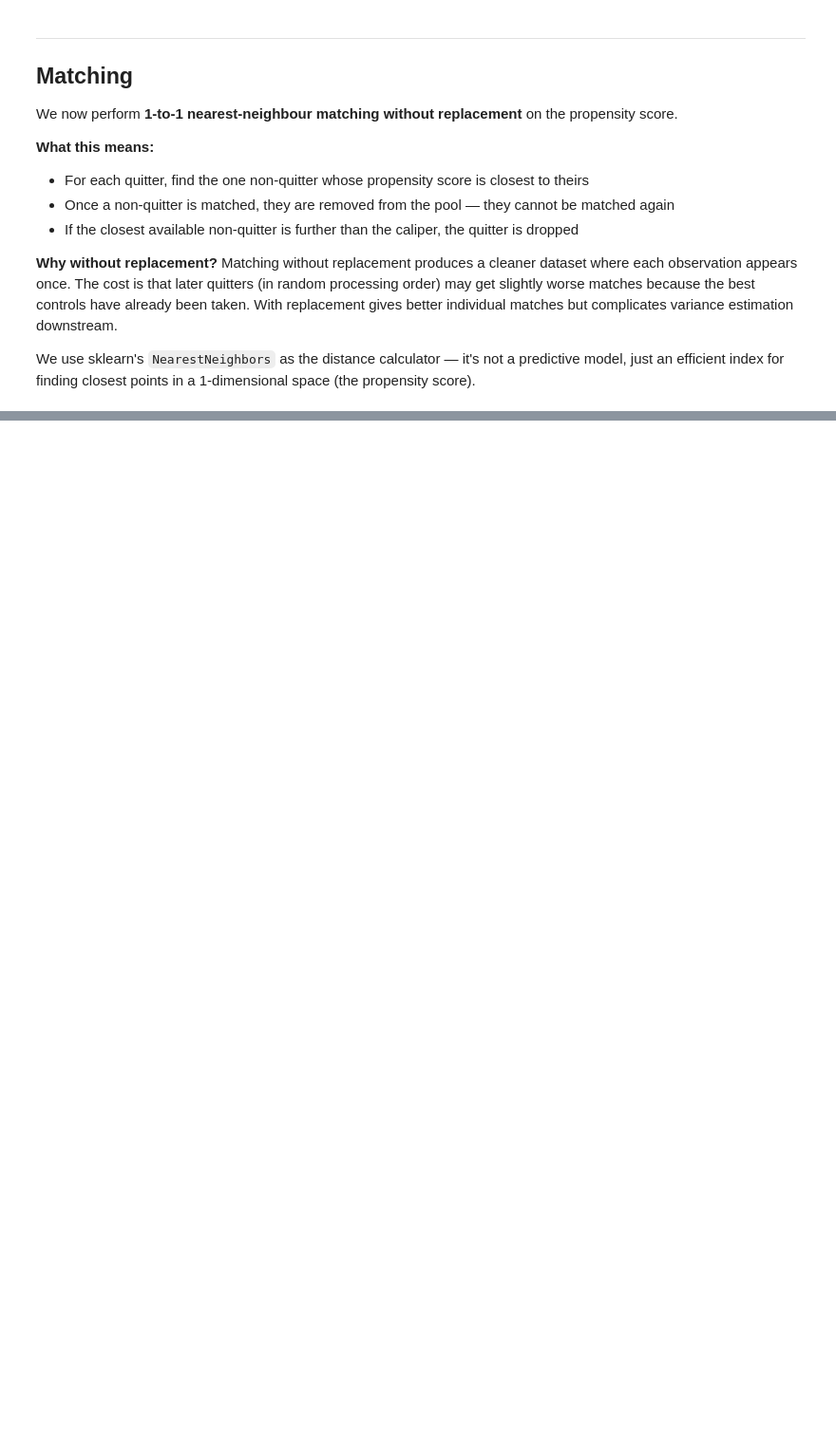
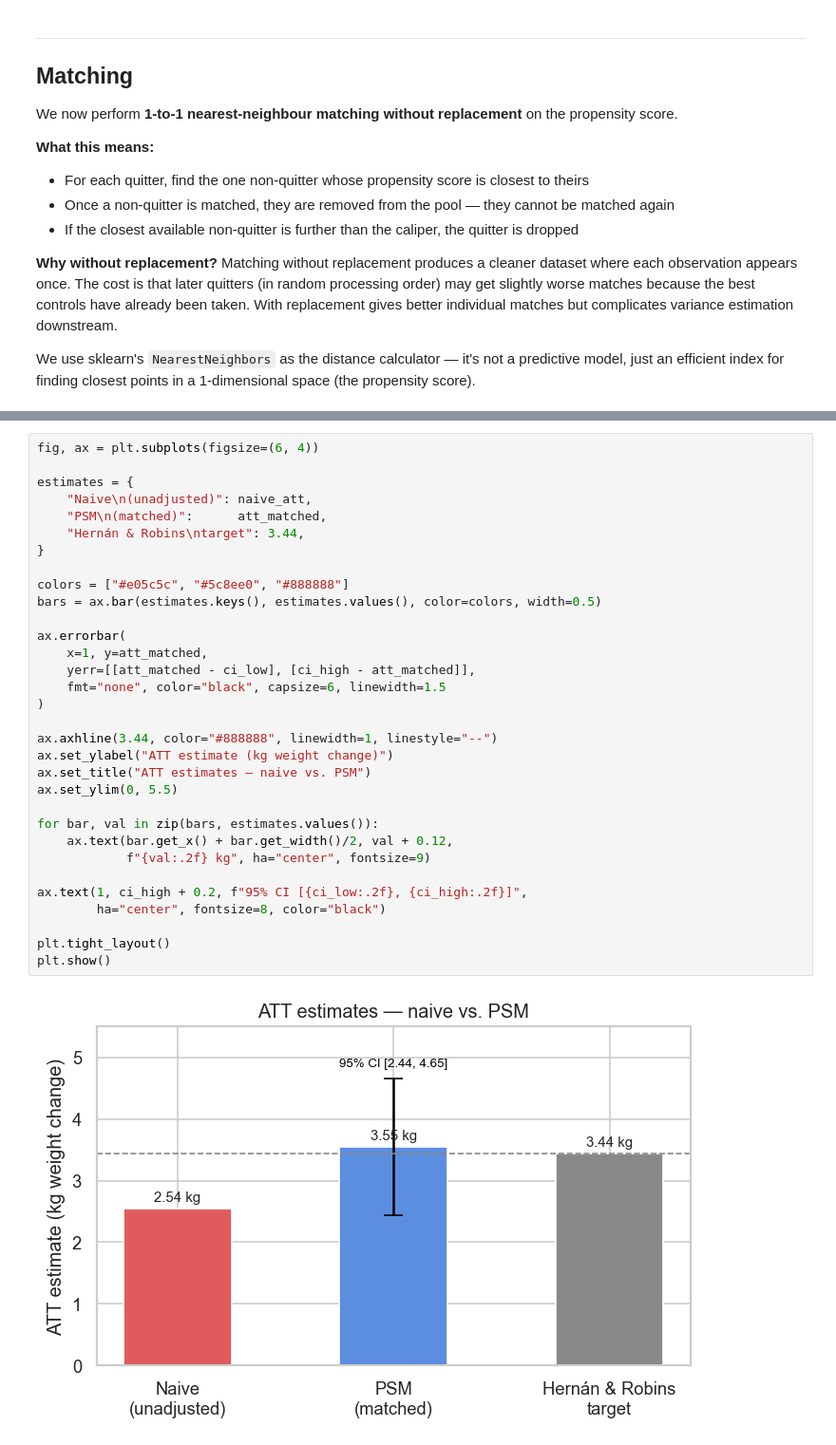
Before and after one commit to stringer-data/causal-inference-training, a Jupyter notebook: projects/11_propensity_score_matching_nhefs/notebooks/01_ingest.ipynb, the cells around one changed output, grey strips where cells are left out. Shown at 95% size. Drawn from its saved outputs; the diff is of its cells as text; blank space fills up the shorter version.

```diff
--- a/projects/11_propensity_score_matching_nhefs/notebooks/01_ingest.ipynb
+++ b/projects/11_propensity_score_matching_nhefs/notebooks/01_ingest.ipynb
@@ -465,0 +767,34 @@ just an efficient index for finding closest points in a 1-dimensional space (the
+# %%
+fig, ax = plt.subplots(figsize=(6, 4))
+
+estimates = {
+    "Naive\n(unadjusted)": naive_att,
+    "PSM\n(matched)":      att_matched,
+    "Hernán & Robins\ntarget": 3.44,
+}
+
+colors = ["#e05c5c", "#5c8ee0", "#888888"]
+bars = ax.bar(estimates.keys(), estimates.values(), color=colors, width=0.5)
+
+ax.errorbar(
+    x=1, y=att_matched,
+    yerr=[[att_matched - ci_low], [ci_high - att_matched]],
+    fmt="none", color="black", capsize=6, linewidth=1.5
+)
+
+ax.axhline(3.44, color="#888888", linewidth=1, linestyle="--")
+ax.set_ylabel("ATT estimate (kg weight change)")
+ax.set_title("ATT estimates — naive vs. PSM")
+ax.set_ylim(0, 5.5)
+
+for bar, val in zip(bars, estimates.values()):
+    ax.text(bar.get_x() + bar.get_width()/2, val + 0.12,
+            f"{val:.2f} kg", ha="center", fontsize=9)
+
+ax.text(1, ci_high + 0.2, f"95% CI [{ci_low:.2f}, {ci_high:.2f}]",
+        ha="center", fontsize=8, color="black")
+
+plt.tight_layout()
+plt.show()
+# %% [output]
+[figure, added]
```
Also changed, not shown: parts of 25 cells of this notebook.
